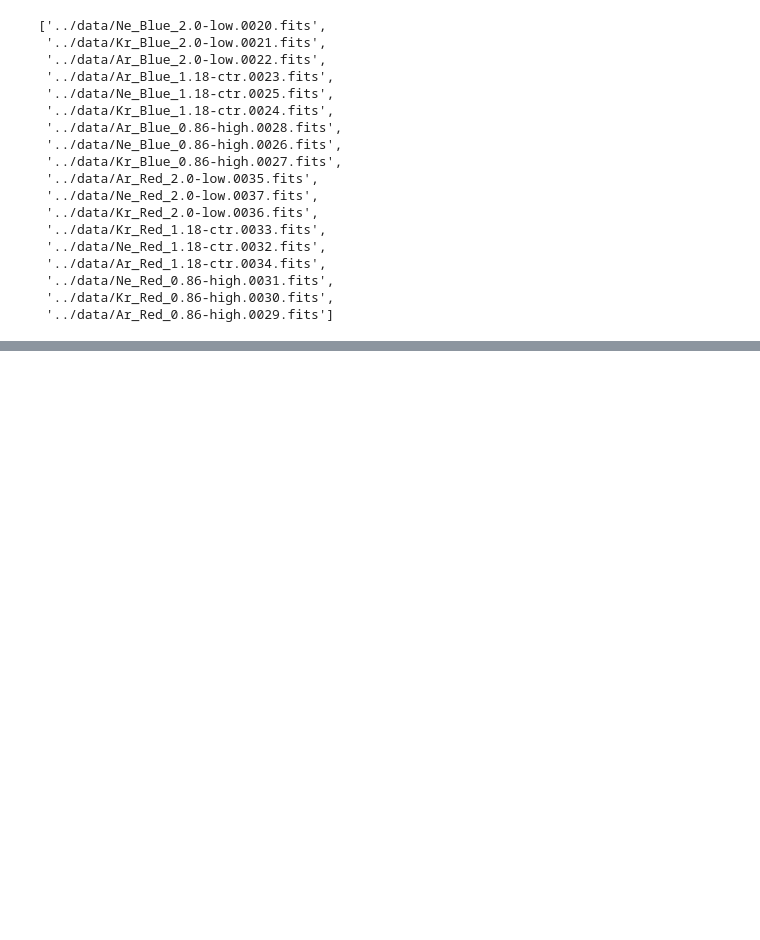
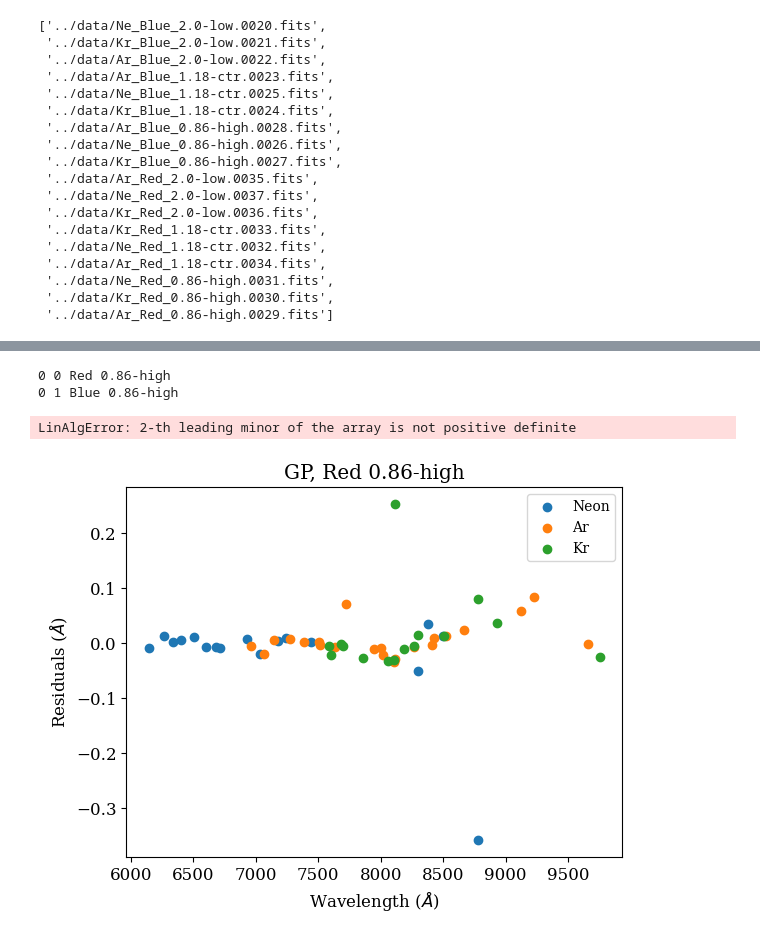
Before and after one commit to jradavenport/kosmos-arc, a Jupyter notebook: notebooks/line_plots.ipynb, the cells around one changed output, grey strips where cells are left out. Saved outputs shown, nothing was run; the diff lists cells and outputs as text; code cells hidden in the pictures; blank space fills up the shorter version.

```diff
--- a/notebooks/line_plots.ipynb
+++ b/notebooks/line_plots.ipynb
@@ -245,0 +316,35 @@ for tt in range(sum(ee)):
+# %%
+# could just TRY the GP... too much tuning. I'll come back someday and do this better
+
+i=0; j=0 # DOUBLE FOR LOOP HERE
+# i=slit(low/med/hi), j=disp(red/blue), cc=lamp(Neon/Ar/Kr)
+for i in range(3):
+    for j in range(2):
+
+        print(i,j,df['disp'].unique()[j],df['slit'].unique()[i])
+
+        ll = (df['slit']==df['slit'].unique()[i]) & (df['disp']==df['disp'].unique()[j])
+
+        # read a random image first, just to make units work
+        img_k = pk.proc(Rl[0], bias=bias, trim=False, Waxis=0)
+        ex_k, _ = pk.BoxcarExtract(img_k, trace, apwidth=5, Waxis=0)
+
+        tw = pk.fit_wavelength(ex_k, df['pixel'][ll].values, df['wave'][ll].values * u.angstrom,
+                                 display=False, mode='gp', xerror=0.1, GPRscale=1, returnpoints=True)
+
+        plt.figure()
+        for cc in ['Neon', 'Ar', 'Kr']:
+            plt.scatter(df['wave'][ll].values[df['lamp'][ll].values == cc],
+                        df['wave'][ll].values[df['lamp'][ll].values == cc] - tw[df['lamp'][ll].values == cc],
+                        label=cc)
+        plt.xlabel(r'Wavelength ($\AA$)')
+        plt.ylabel(r'Residuals ($\AA$)')
+        plt.legend(fontsize=10)
+        plt.title('GP, '+df['disp'].unique()[j]+' '+df['slit'].unique()[i])
+        plt.savefig('../figures/GP'+df['disp'].unique()[j]+df['slit'].unique()[i]+'_resid.png',
+                    dpi=150, bbox_inches='tight', pad_inches=0.25)
+# %% [output]
+0 0 Red 0.86-high
+0 1 Blue 0.86-high
+LinAlgError: 2-th leading minor of the array is not positive definite
+[figure, added]
```
Also changed, not shown: parts of 8 cells of this notebook, 28 other files.
